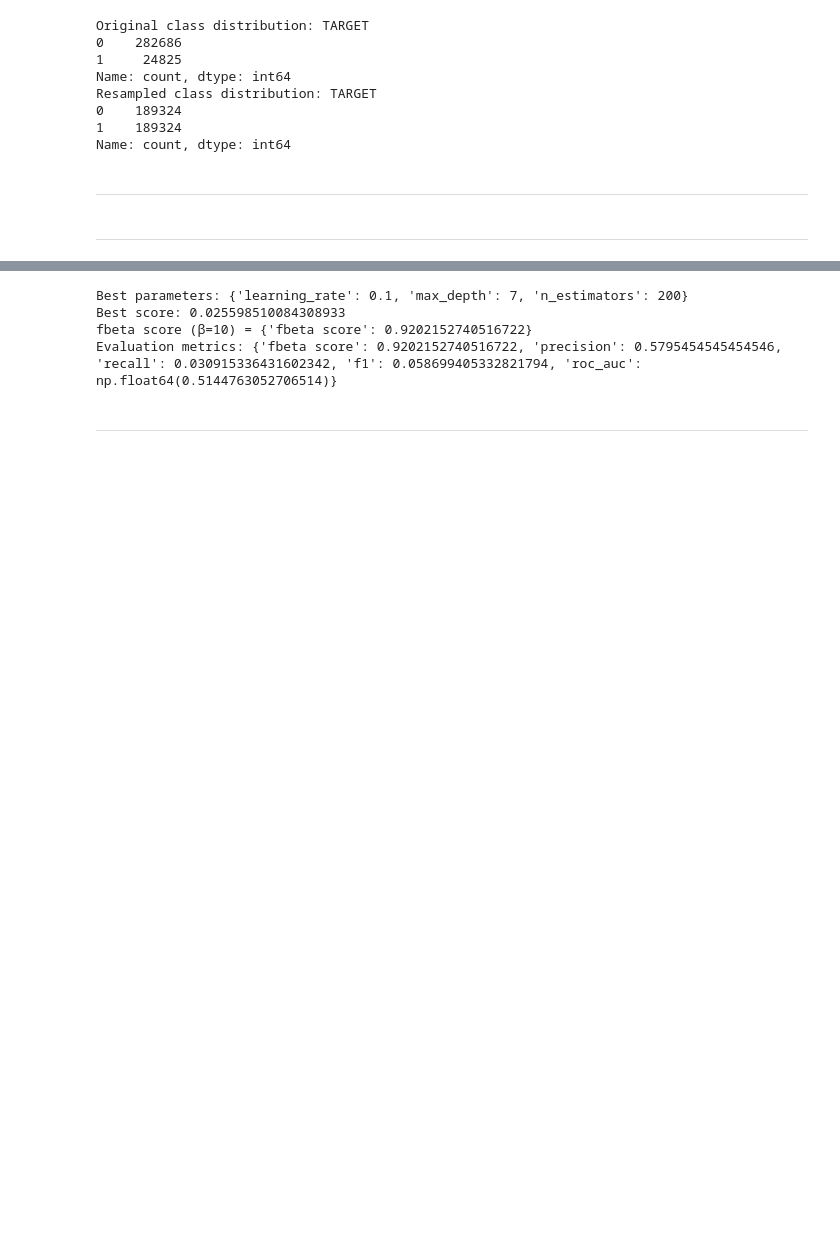
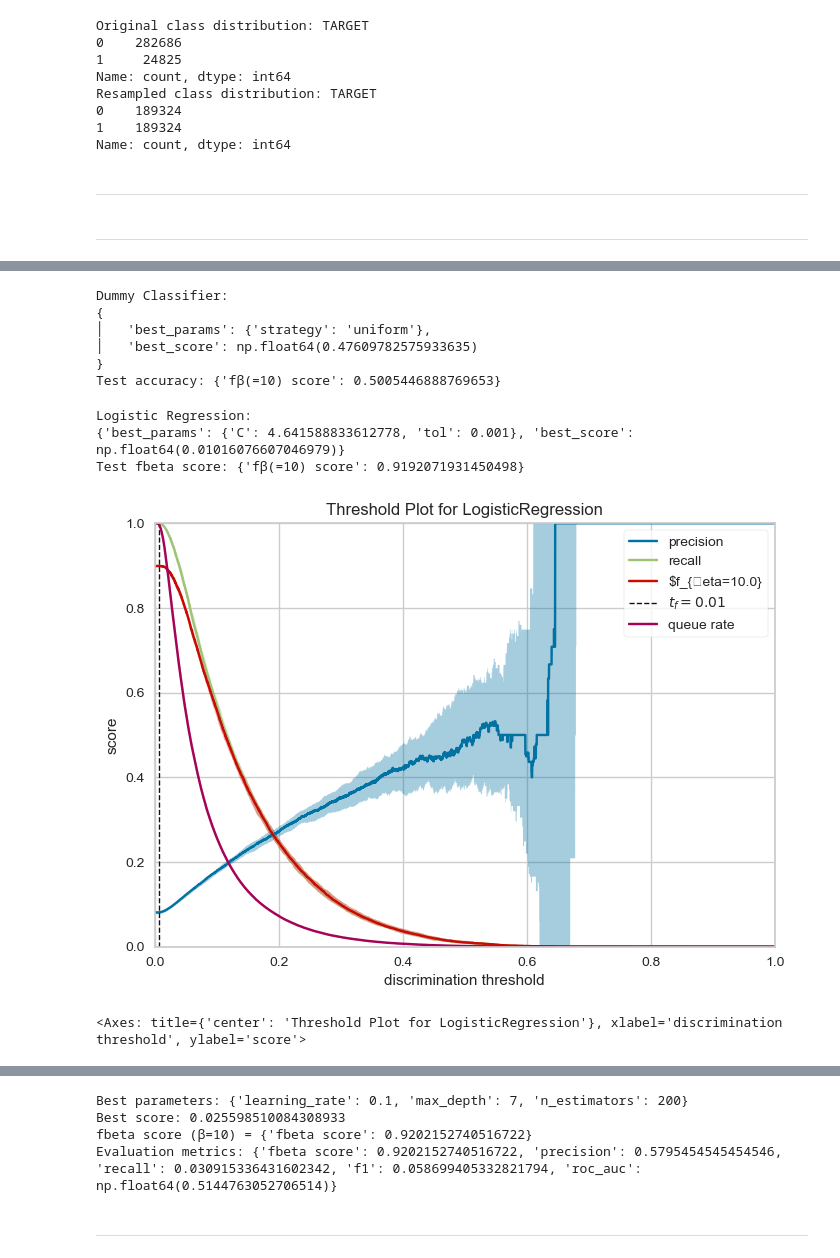
Before and after one commit to CalHenry/OC-Projet7, a Jupyter notebook: code/noteboooks/nb_mlflow1_v3.ipynb, the cells around one changed output, grey strips where cells are left out. Cells and saved outputs as stored; diff of their text form; code cells hidden in the pictures; blank space fills up the shorter version.

Commit message:
imporvements to the mlfow_nb. can print the yellowbrick pplot to find the optimal threshold from the class model objects

```diff
--- a/code/noteboooks/nb_mlflow1_v3.ipynb
+++ b/code/noteboooks/nb_mlflow1_v3.ipynb
@@ -480,3 +498,43 @@ Test accuracy: 0.5010
+# %%
+# 1. Load the data
+dummy_model.load_data(X_train_split, X_val, y_train_split, y_val)
+# 2. Find best parameters
+dummy_results = dummy_model.find_best_params(beta=10, search_type="grid_search")
+print(f"{dummy_model.name}:")
+pprint(dummy_results)
+# 3. evalutate the model
+print(f"Test score: {dummy_model.evaluate(prediction_method='predict_proba')}")
+# %% [output]
+Dummy Classifier:
+{
+│   'best_params': {'strategy': 'uniform'},
+│   'best_score': np.float64(0.47609782575933635)
+}
+Test accuracy: {'fβ(=10) score': 0.5005446888769653}
+# %%
+from yellowbrick.classifier import DiscriminationThreshold
+
+logistic_model.load_data(X_train_split, X_val, y_train_split, y_val)
+logistic_results = logistic_model.find_best_params(beta=10, search_type="grid_search")
+print(f"\n{logistic_model.name}:")
+print(logistic_results)
+print(f"Test fbeta score: {logistic_model.evaluate(prediction_method='predict_proba')}")
+
+
+visualizer = DiscriminationThreshold(
+    logistic_model.best_model, fbeta=logistic_model.beta
+)
+
+visualizer.fit(
+    logistic_model.X_train, logistic_model.y_train
+)  # Fit the data to the visualizer
+visualizer.show()
+# %% [output]
+Logistic Regression:
+{'best_params': {'C': 4.641588833612778, 'tol': 0.001}, 'best_score': np.float64(0.01016076607046979)}
+Test fbeta score: {'fβ(=10) score': 0.9192071931450498}
+[figure, added]
+<Axes: title={'center': 'Threshold Plot for LogisticRegression'}, xlabel='discrimination threshold', ylabel='score'>
 # %%
 logistic_model.load_data(X_train_split, X_val, y_train_split, y_val)
 logistic_results = logistic_model.find_best_params(beta=2)
```
Also changed, not shown: parts of 9 cells of this notebook, 1 other file.
